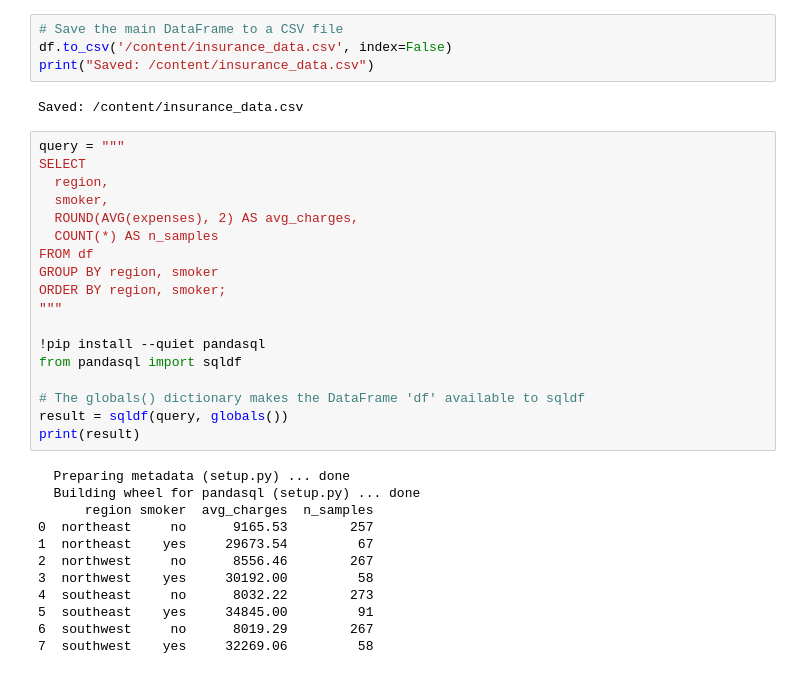
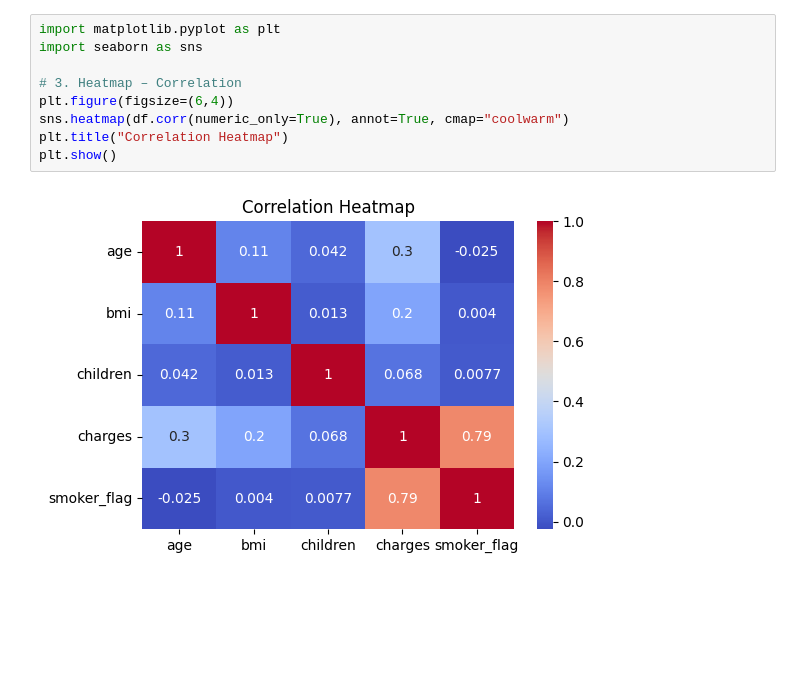
Before and after one commit to Bhakti1106/Healthcare-Cost-Analysis, a Jupyter notebook: bhakthi.ipynb, the cells around one changed output. Cells and saved outputs as stored; diff of their text form; blank space fills up the shorter version.

```diff
--- a/bhakthi.ipynb
+++ b/bhakthi.ipynb
@@ -180,36 +112,11 @@ plt.close()
-# %%
-# Save the main DataFrame to a CSV file
-df.to_csv('/content/insurance_data.csv', index=False)
-print("Saved: /content/insurance_data.csv")
-# %% [output]
-Saved: /content/insurance_data.csv
-# %%
-query = """
-SELECT
-  region,
-  smoker,
-  ROUND(AVG(expenses), 2) AS avg_charges,
-  COUNT(*) AS n_samples
-FROM df
-GROUP BY region, smoker
-ORDER BY region, smoker;
-"""
-
-!pip install --quiet pandasql
-from pandasql import sqldf
-
-# The globals() dictionary makes the DataFrame 'df' available to sqldf
-result = sqldf(query, globals())
-print(result)
-# %% [output]
-  Preparing metadata (setup.py) ... done
-  Building wheel for pandasql (setup.py) ... done
-      region smoker  avg_charges  n_samples
-0  northeast     no      9165.53        257
-1  northeast    yes     29673.54         67
-2  northwest     no      8556.46        267
-3  northwest    yes     30192.00         58
-4  southeast     no      8032.22        273
-5  southeast    yes     34845.00         91
-6  southwest     no      8019.29        267
-7  southwest    yes     32269.06         58
+# %%
+import matplotlib.pyplot as plt
+import seaborn as sns
+
+# 3. Heatmap – Correlation
+plt.figure(figsize=(6,4))
+sns.heatmap(df.corr(numeric_only=True), annot=True, cmap="coolwarm")
+plt.title("Correlation Heatmap")
+plt.show()
+# %% [output]
+[figure, added]
```
Also changed, not shown: parts of 21 cells of this notebook.
